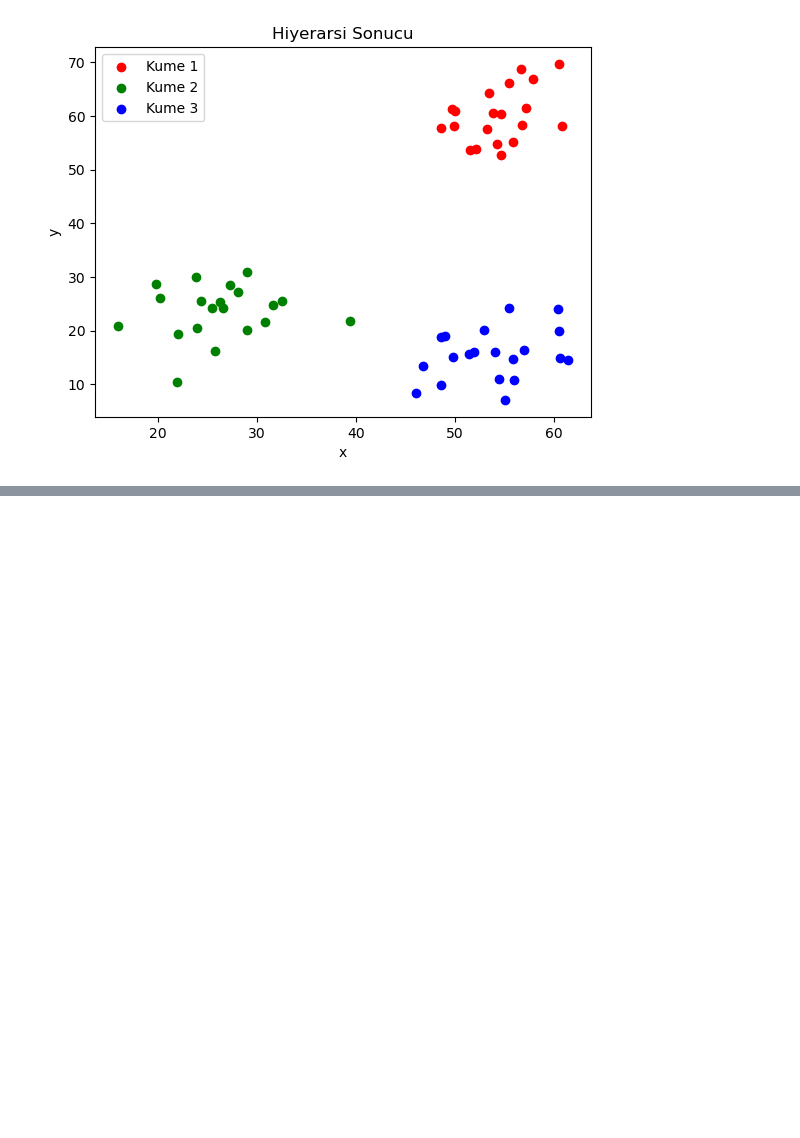
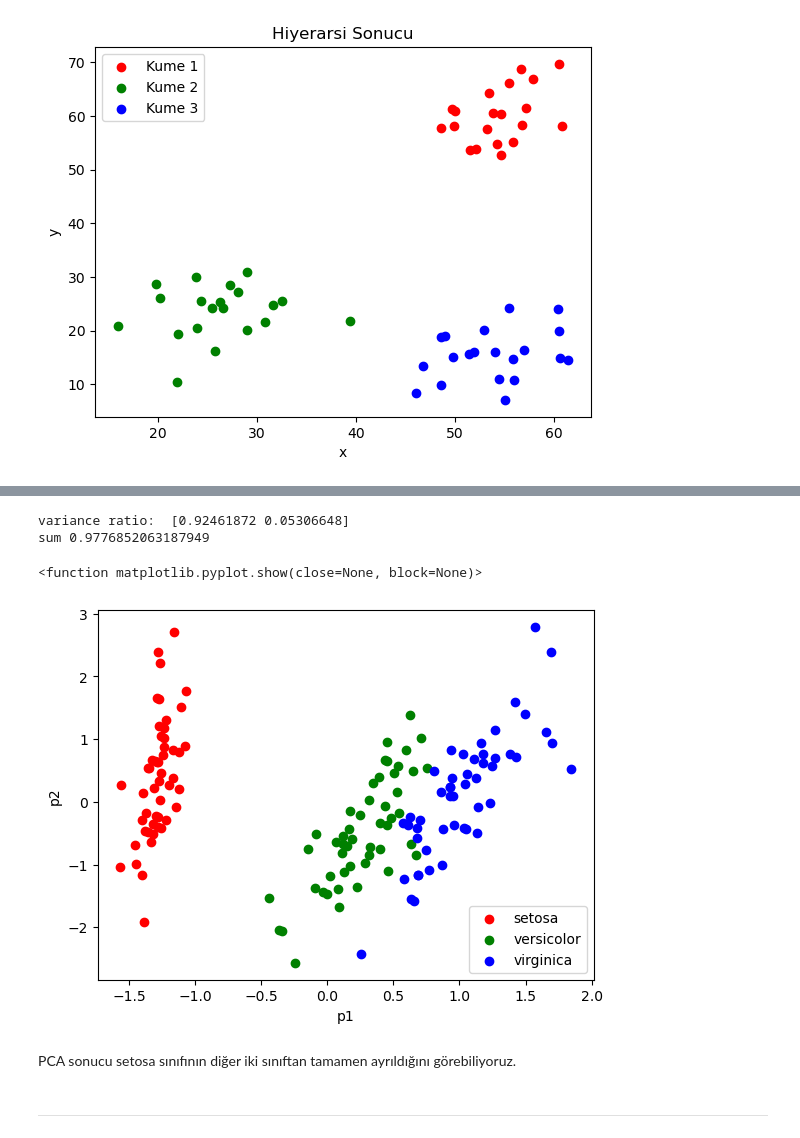
Before and after one commit to ErtugrulDay/Data-Analysis, a Jupyter notebook: 2yapay_zeka.ipynb, the cells around one changed output, grey strips where cells are left out. Drawn from its saved outputs; the diff is of its cells as text; code cells hidden in the pictures; blank space fills up the shorter version.

```diff
--- a/2yapay_zeka.ipynb
+++ b/2yapay_zeka.ipynb
@@ -760,0 +776,10 @@ plt.show()
+# %%
+iris=load_iris()
+
+data=iris.data
+featurenames=iris.feature_names
+y=iris.target
+
+df=pd.DataFrame(data,columns=featurenames)
+df["sinif"]=y
+df.head()
@@ -760,0 +793,33 @@ plt.show()
+# %%
+##PCA
+from sklearn.decomposition import PCA
+pca=PCA(n_components=2,whiten=True) #whiten=Normalize
+pca.fit(data)
+x_pca=pca.transform(data)
+print("variance ratio: ",pca.explained_variance_ratio_)
+print("sum",sum(pca.explained_variance_ratio_))
+# %% [output]
+variance ratio:  [0.92461872 0.05306648]
+sum 0.9776852063187949
+# %%
+#temel bileşen görselleştirelim
+
+df["p1"]=x_pca[:,0]
+df["p2"]=x_pca[:,1]
+
+color=["red","green","blue"]
+
+for each in range(3):
+    plt.scatter(df.p1[df.sinif==each],df.p2[df.sinif==each],color=color[each],label=iris.target_names[each])
+
+plt.legend()
+plt.xlabel("p1")
+plt.ylabel("p2")
+plt.show
+# %% [output]
+<function matplotlib.pyplot.show(close=None, block=None)>
+[figure, added]
+# %% [markdown]
+PCA sonucu setosa sınıfının diğer iki sınıftan tamamen ayrıldığını görebiliyoruz.
+# %% [markdown]
+------------------------------------
```
Also changed, not shown: parts of 23 cells of this notebook.
